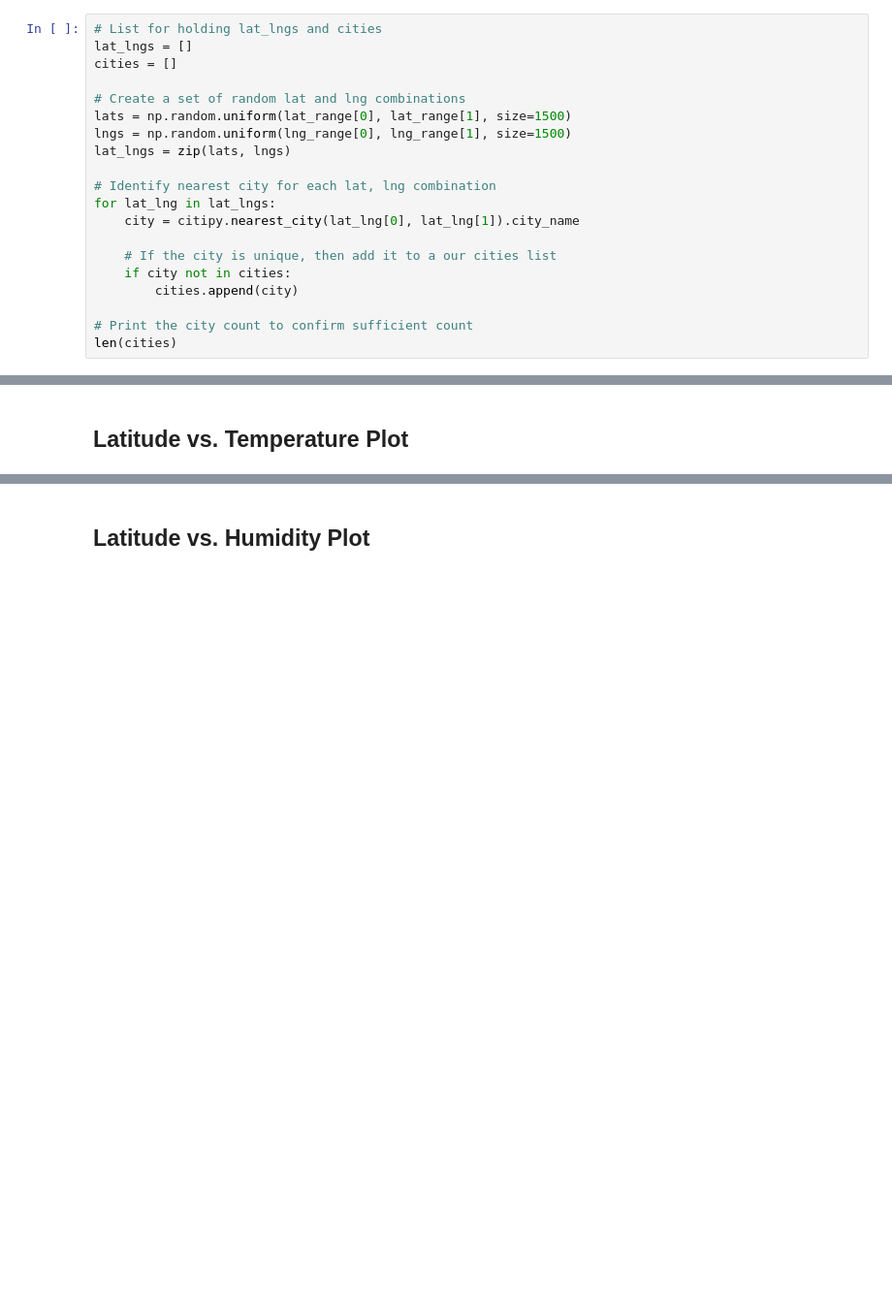
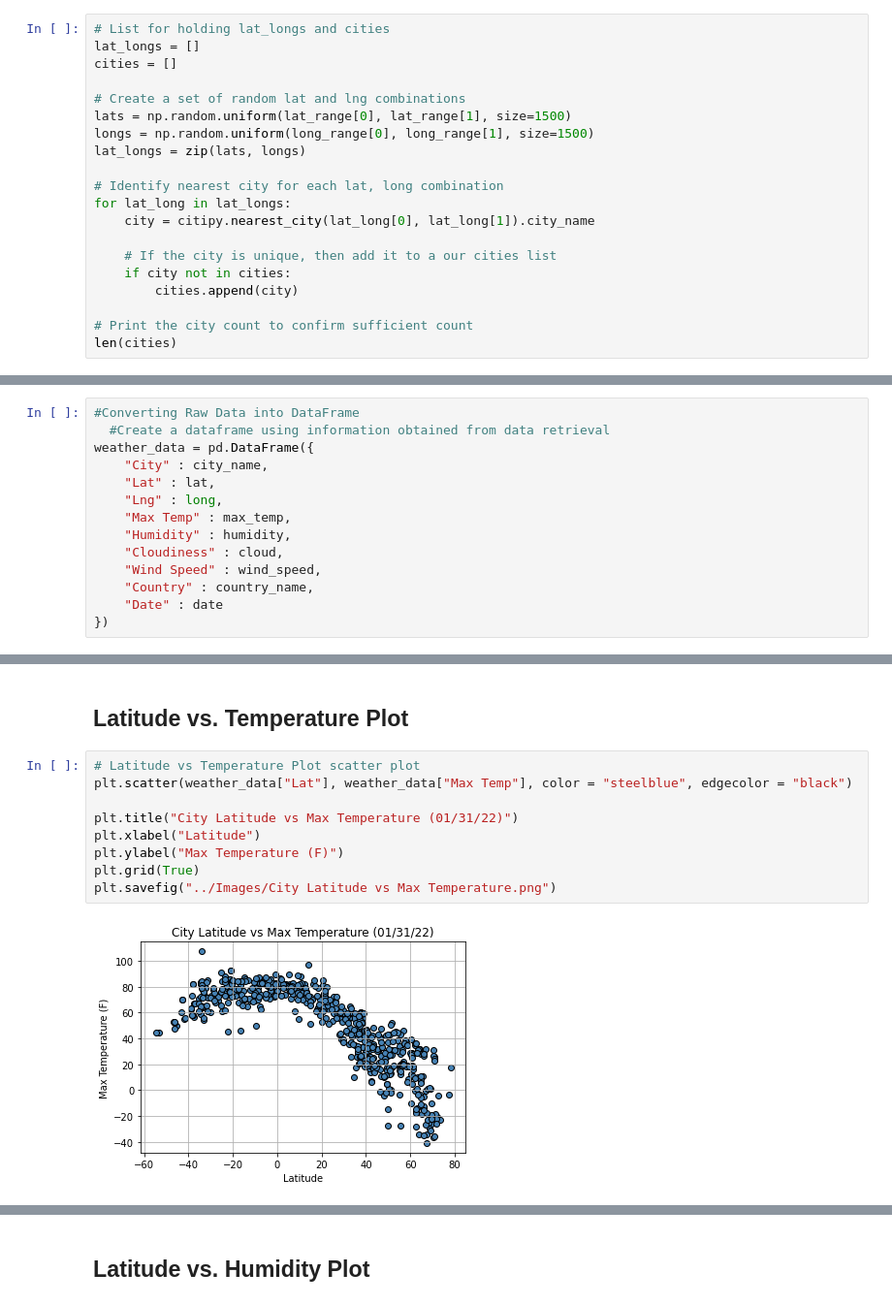
Before and after one commit to mchrzanowski27/python-api-challenge, a Jupyter notebook: WeatherPy/WeatherPy.ipynb, the cells around one changed output, grey strips where cells are left out. Shown at 97% size. Saved outputs shown, nothing was run; the diff lists cells and outputs as text; blank space fills up the shorter version.

```diff
--- a/WeatherPy/WeatherPy.ipynb
+++ b/WeatherPy/WeatherPy.ipynb
@@ -30,18 +28,18 @@ ModuleNotFoundError: No module named 'citipy'
 # %% [markdown]
 ## Generate Cities List
 # %%
-# List for holding lat_lngs and cities
-lat_lngs = []
+# List for holding lat_longs and cities
+lat_longs = []
 cities = []
 
 # Create a set of random lat and lng combinations
 lats = np.random.uniform(lat_range[0], lat_range[1], size=1500)
-lngs = np.random.uniform(lng_range[0], lng_range[1], size=1500)
-lat_lngs = zip(lats, lngs)
+longs = np.random.uniform(long_range[0], long_range[1], size=1500)
+lat_longs = zip(lats, longs)
 
-# Identify nearest city for each lat, lng combination
-for lat_lng in lat_lngs:
-    city = citipy.nearest_city(lat_lng[0], lat_lng[1]).city_name
+# Identify nearest city for each lat, long combination
+for lat_long in lat_longs:
+    city = citipy.nearest_city(lat_long[0], lat_long[1]).city_name
 
     # If the city is unique, then add it to a our cities list
     if city not in cities:
@@ -61,3 +131,17 @@ NameError: name 'citipy' is not defined
 ### Convert Raw Data to DataFrame
 * Export the city data into a .csv.
 * Display the DataFrame
+# %%
+#Converting Raw Data into DataFrame
+  #Create a dataframe using information obtained from data retrieval
+weather_data = pd.DataFrame({
+    "City" : city_name,
+    "Lat" : lat,
+    "Lng" : long,
+    "Max Temp" : max_temp,
+    "Humidity" : humidity,
+    "Cloudiness" : cloud,
+    "Wind Speed" : wind_speed,
+    "Country" : country_name,
+    "Date" : date
+})
@@ -76,3 +198,14 @@ Skip this step if there are no cities that have humidity > 100%.
 * Save the plotted figures as .pngs.
 # %% [markdown]
 ## Latitude vs. Temperature Plot
+# %%
+# Latitude vs Temperature Plot scatter plot
+plt.scatter(weather_data["Lat"], weather_data["Max Temp"], color = "steelblue", edgecolor = "black")
+
+plt.title("City Latitude vs Max Temperature (01/31/22)")
+plt.xlabel("Latitude")
+plt.ylabel("Max Temperature (F)")
+plt.grid(True)
+plt.savefig("../Images/City Latitude vs Max Temperature.png")
+# %% [output]
+[figure, added]
```
Also changed, not shown: parts of 33 cells of this notebook, 15 other files.
